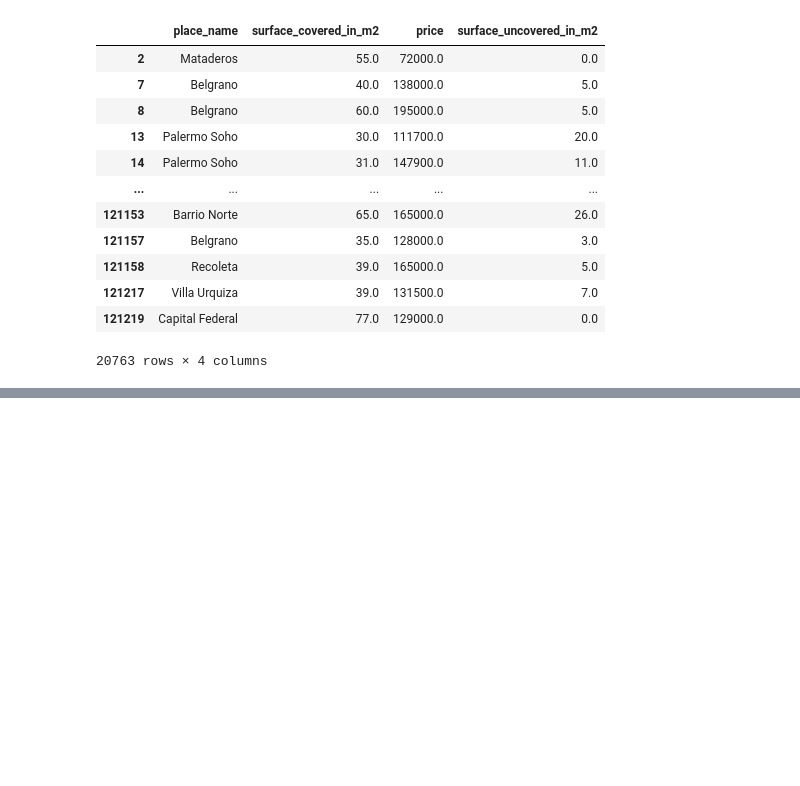
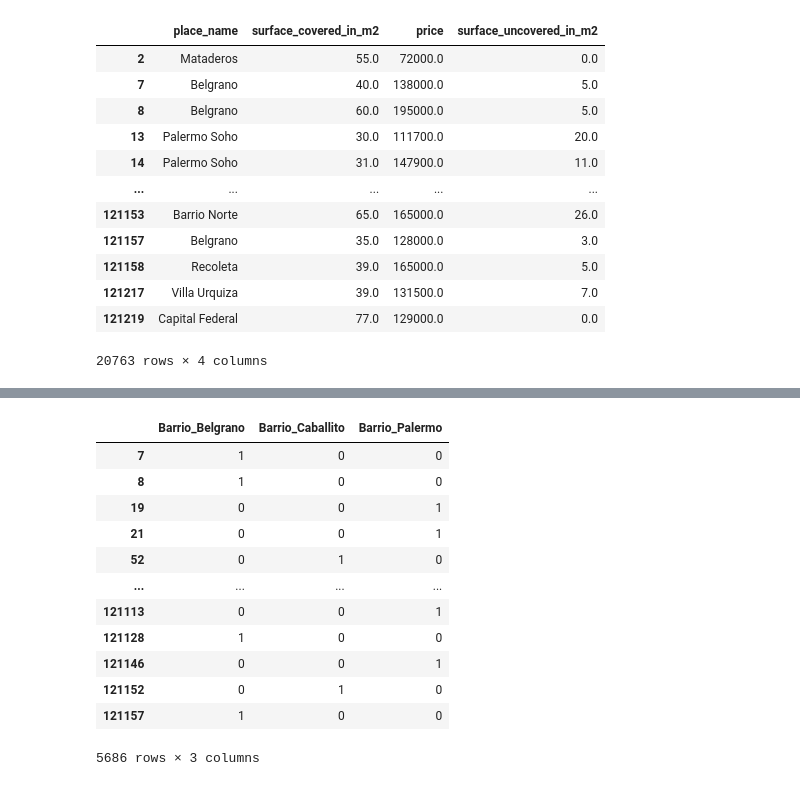
Before and after one commit to JuanMartin-Garcia/TP2_DataScience, a Jupyter notebook: TP2_Clean copy.ipynb, the cells around one changed output, grey strips where cells are left out. Cells and saved outputs as stored; diff of their text form; code cells hidden in the pictures; blank space fills up the shorter version.

```diff
--- a/TP2_Clean copy.ipynb
+++ b/TP2_Clean copy.ipynb
@@ -359,0 +712,17 @@ y = capital_federal_apartment_clean.price
+# %%
+dummies = pd.get_dummies(top_3['place_name']).rename(columns=lambda x: 'Barrio_' + str(x))
+dummies
+# %% [output]
+|  | Barrio_Belgrano | Barrio_Caballito | Barrio_Palermo |
+| 7 | 1 | 0 | 0 |
+| 8 | 1 | 0 | 0 |
+| 19 | 0 | 0 | 1 |
+| 21 | 0 | 0 | 1 |
+| 52 | 0 | 1 | 0 |
+| ... | ... | ... | ... |
+| 121113 | 0 | 0 | 1 |
+| 121128 | 1 | 0 | 0 |
+| 121146 | 0 | 0 | 1 |
+| 121152 | 0 | 1 | 0 |
+| 121157 | 1 | 0 | 0 |
+5686 rows × 3 columns
```
Also changed, not shown: parts of 85 cells of this notebook, 1 other file.
